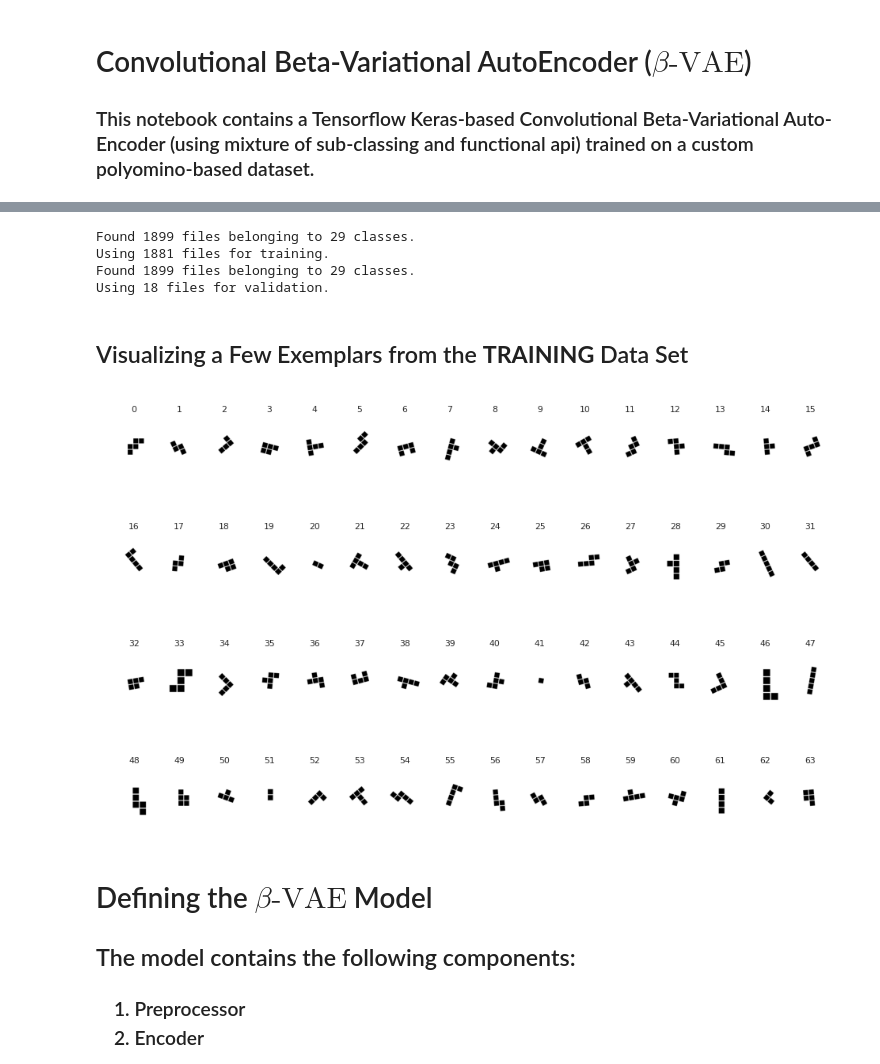
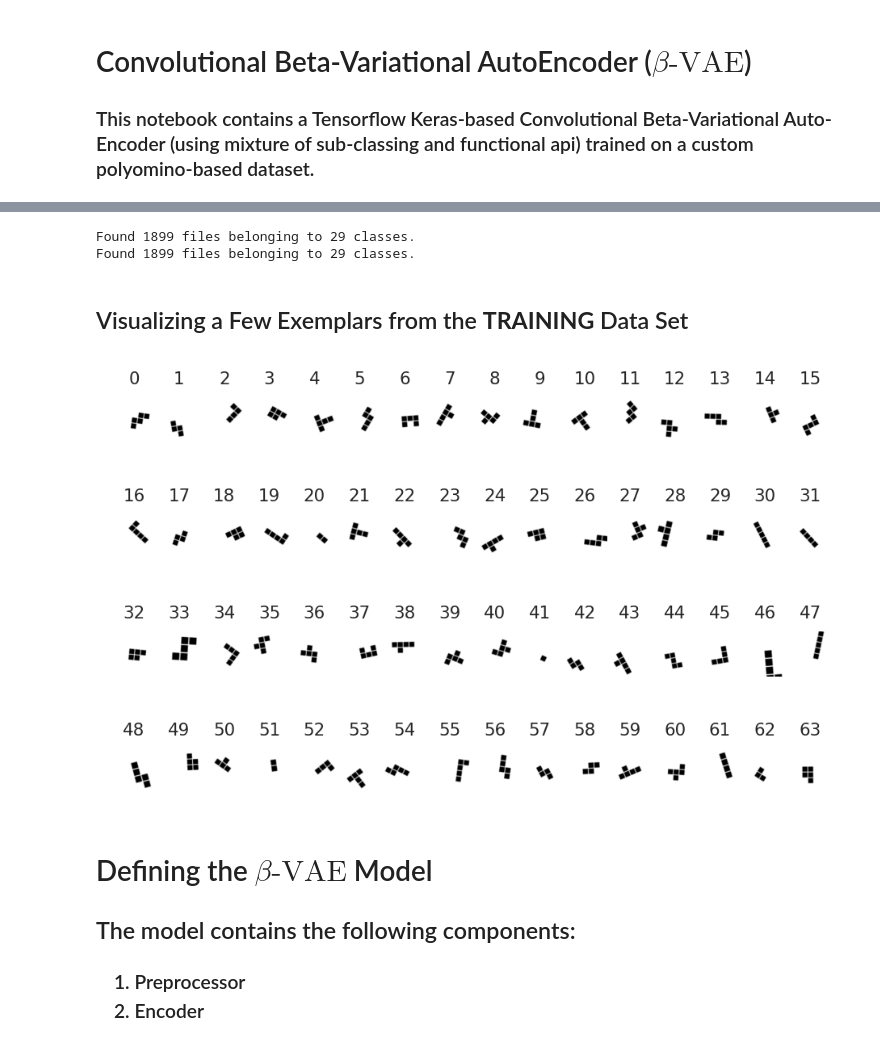
Before and after one commit to skugele/polyomino-imagery-env, a Jupyter notebook: notebooks/poly-learn.ipynb, the cells around one changed output, grey strips where cells are left out. Saved outputs shown, nothing was run; the diff lists cells and outputs as text; code cells hidden in the pictures.

```diff
--- a/notebooks/poly-learn.ipynb
+++ b/notebooks/poly-learn.ipynb
@@ -119,23 +129,32 @@ ds_options = {
     'image_size': INPUT_SHAPE[0:2],
     'shuffle': True,
     'seed': RANDOM_SEED,
-    'validation_split': PERCENT_VAL,
+#     'validation_split': PERCENT_VAL,
     'class_names': list(map(str, range(1,30)))
 }
 
-train_ds_with_labels = tf.keras.utils.image_dataset_from_directory(**ds_options, subset='training')
-val_ds_with_labels = tf.keras.utils.image_dataset_from_directory(**ds_options, subset='validation')
+# train_ds_with_labels = tf.keras.utils.image_dataset_from_directory(**ds_options, subset='training')
+# val_ds_with_labels = tf.keras.utils.image_dataset_from_directory(**ds_options, subset='validation')
 
-# remove labels from datasets
-train_ds = train_ds_with_labels.map(lambda x,y: x)
-val_ds = val_ds_with_labels.map(lambda x,y: x)
-
-# populate numpy arrays with images and their corresponding labels.
-# note: these are used exclusively for model analysis.
-x_train, y_train = get_xy(train_ds_with_labels)
-x_val, y_val = get_xy(val_ds_with_labels)
+train_ds_with_labels = tf.keras.utils.image_dataset_from_directory(**ds_options)
+val_ds_with_labels = tf.keras.utils.image_dataset_from_directory(**ds_options)
 # %% [output]
 Found 1899 files belonging to 29 classes.
-Using 1881 files for training.
 Found 1899 files belonging to 29 classes.
-Using 18 files for validation.
+# %%
+n_samples =  get_n_elements(val_ds_with_labels)
+# %%
+augment = tf.keras.Sequential([
+
+    tf.keras.layers.experimental.preprocessing.RandomRotation(factor=(-0.05, 0.05),
+                                                             fill_mode='constant'),
+    tf.keras.layers.experimental.preprocessing.RandomTranslation(height_factor=(-0.2, 0.2),
+                                                                 width_factor=(-0.2, 0.2),
+                                                                 fill_mode='constant'),
+    tf.keras.layers.experimental.preprocessing.RandomZoom((-0.05, 0.0),
+                                                          fill_mode='constant'),
+    tf.keras.layers.experimental.preprocessing.RandomCrop(height=128, width=128),
+])
+
+if AUGMENT_DATA:
+    train_ds_with_labels = train_ds_with_labels.map(lambda x, y: (augment(x, training=True), y)).repeat()
@@ -142,10 +164,16 @@ Using 18 files for validation.
+# %%
+# populate numpy arrays with images and their corresponding labels.
+# note: these are used exclusively for model analysis.
+x_train, y_train = get_xy(train_ds_with_labels, batches=np.ceil(n_samples / BATCH_SIZE))
+x_val, y_val = get_xy(val_ds_with_labels, batches=-1)
 # %% [markdown]
 ## Visualizing a Few Exemplars from the **TRAINING** Data Set
 # %%
+i = 0
 n = 64
-fig = display_images(x_train[0:n], rows=4, cols=16, dpi=196, labels=range(n))
+fig = display_images(x_train[n*i:n*(i + 1)], rows=np.int(np.ceil(n / 16)), cols=16, dpi=192, labels=range(n))
 # %% [output]
-[figure, old version]
+[figure, new version]
 # %% [markdown]
 # Defining the $\beta\text{-VAE}$ Model
 
```
Also changed, not shown: parts of 37 cells of this notebook, 3 other files.
